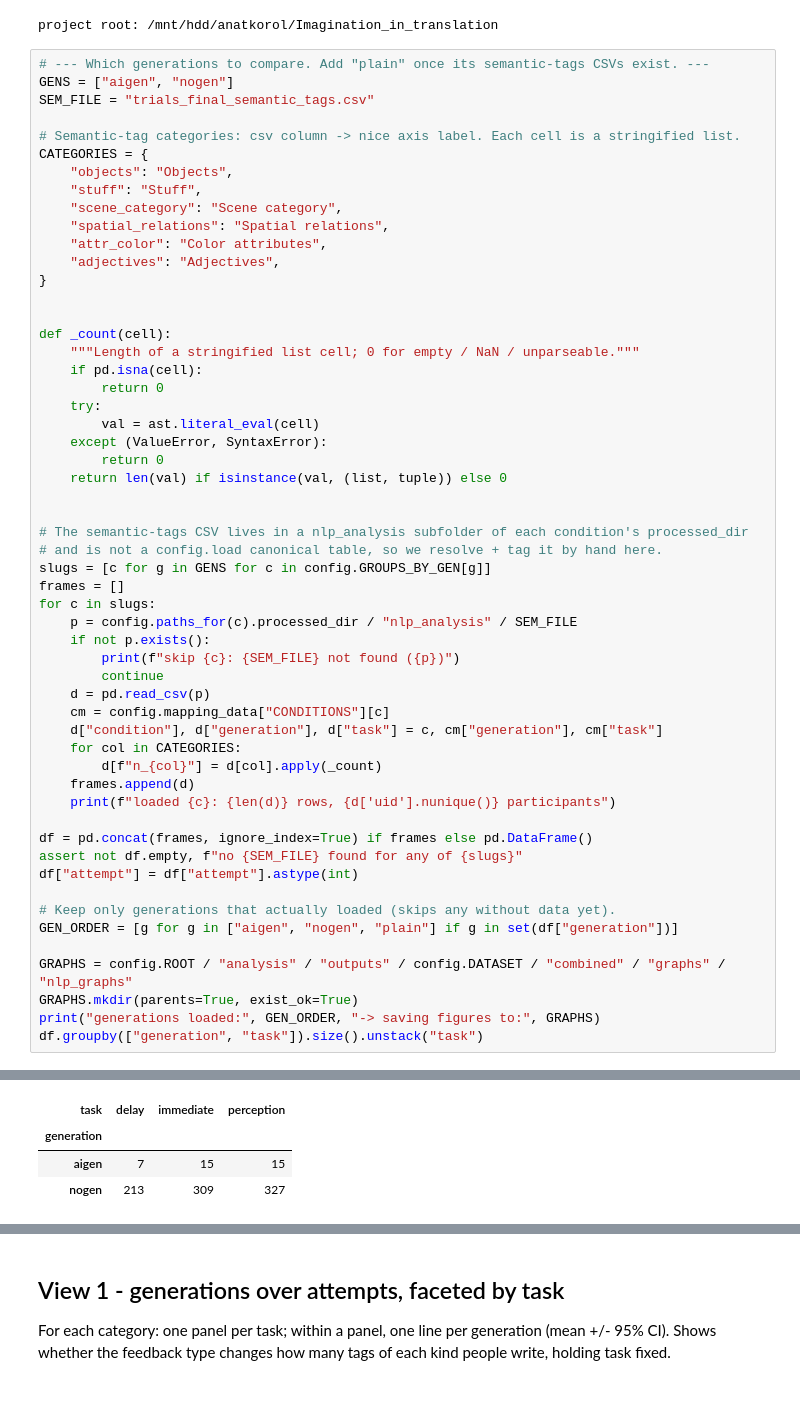
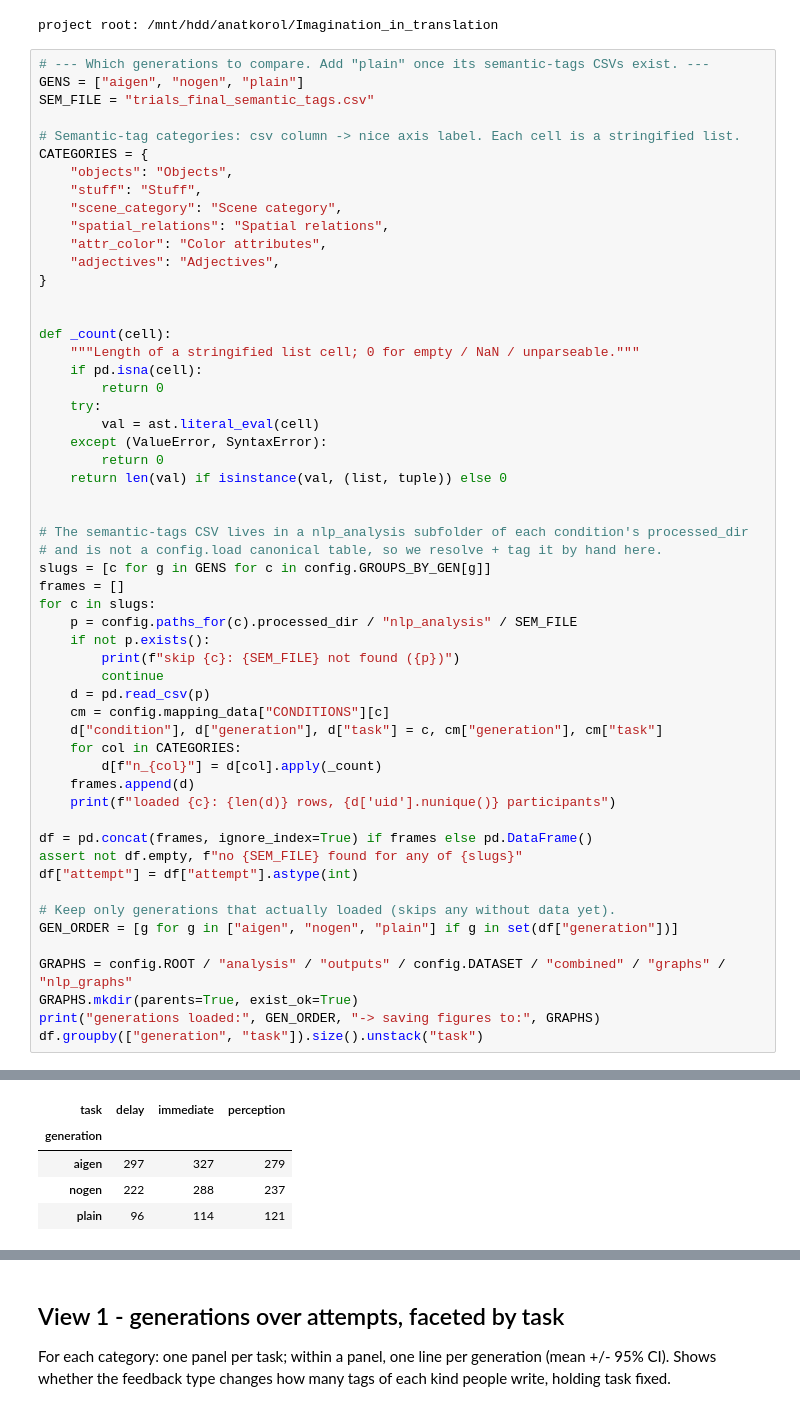
Before and after one commit to AnatKordon/Imagination_in_translation, a Jupyter notebook: analysis/notebooks/cross_gen_semantic_counts.ipynb, the cells around one changed output, grey strips where cells are left out. Drawn from its saved outputs; the diff is of its cells as text.

```diff
--- a/analysis/notebooks/cross_gen_semantic_counts.ipynb
+++ b/analysis/notebooks/cross_gen_semantic_counts.ipynb
@@ -44,7 +51,7 @@ print("project root:", project_root)
 project root: /mnt/hdd/anatkorol/Imagination_in_translation
 # %%
 # --- Which generations to compare. Add "plain" once its semantic-tags CSVs exist. ---
-GENS = ["aigen", "nogen"]
+GENS = ["aigen", "nogen", "plain"]
 SEM_FILE = "trials_final_semantic_tags.csv"
 
 # Semantic-tag categories: csv column -> nice axis label. Each cell is a stringified list.
@@ -108,6 +118,7 @@ generations loaded: ['aigen', 'nogen'] -> saving figures to: /mnt/hdd/anatkorol/
 | task | delay | immediate | perception |
 | generation |  |  |  |
-| aigen | 7 | 15 | 15 |
-| nogen | 213 | 309 | 327 |
+| aigen | 297 | 327 | 279 |
+| nogen | 222 | 288 | 237 |
+| plain | 96 | 114 | 121 |
 # %%
 # --- Style + fixed color maps (per generation, reused in every figure) ---
```
Also changed, not shown: parts of 11 cells of this notebook, 7 other files.
